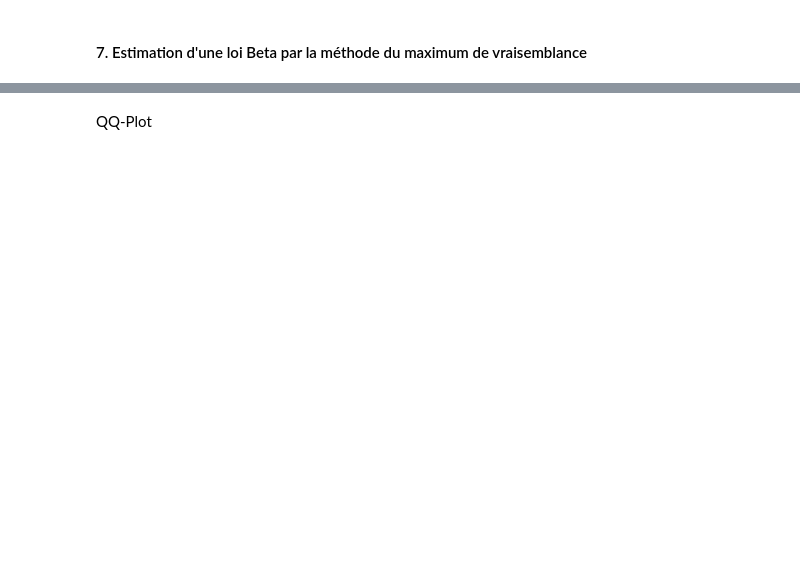
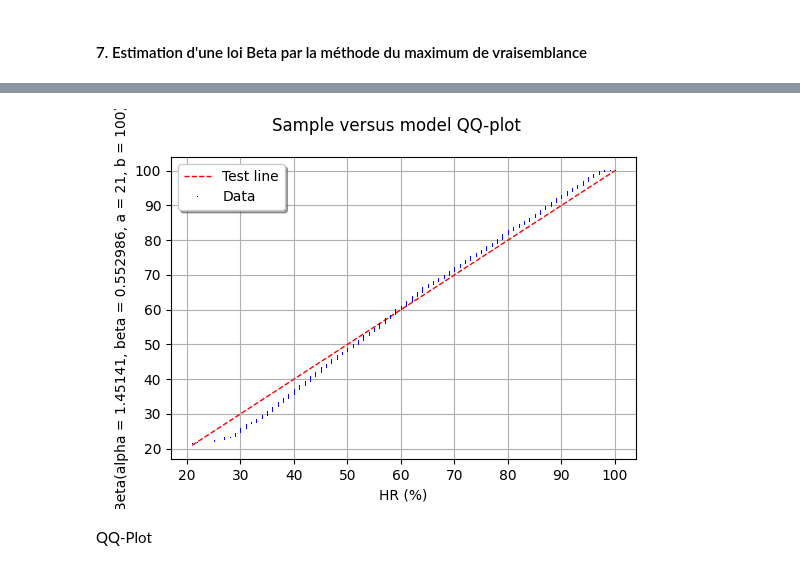
Before and after one commit to OskurMOB/Projet-OT, a Jupyter notebook: Exercice.ipynb, the cells around one changed output, grey strips where cells are left out. Cells and saved outputs as stored; diff of their text form; code cells hidden in the pictures; blank space fills up the shorter version.

```diff
--- a/Exercice.ipynb
+++ b/Exercice.ipynb
@@ -319,2 +343,6 @@ openturns.func.SpecFunc
+# %%
+ot.VisualTest_DrawQQplot(sample_HR, HRBeta_ML15)
+# %% [output]
+[figure, added]
 # %% [markdown]
 QQ-Plot
```
Also changed, not shown: parts of 32 cells of this notebook.
